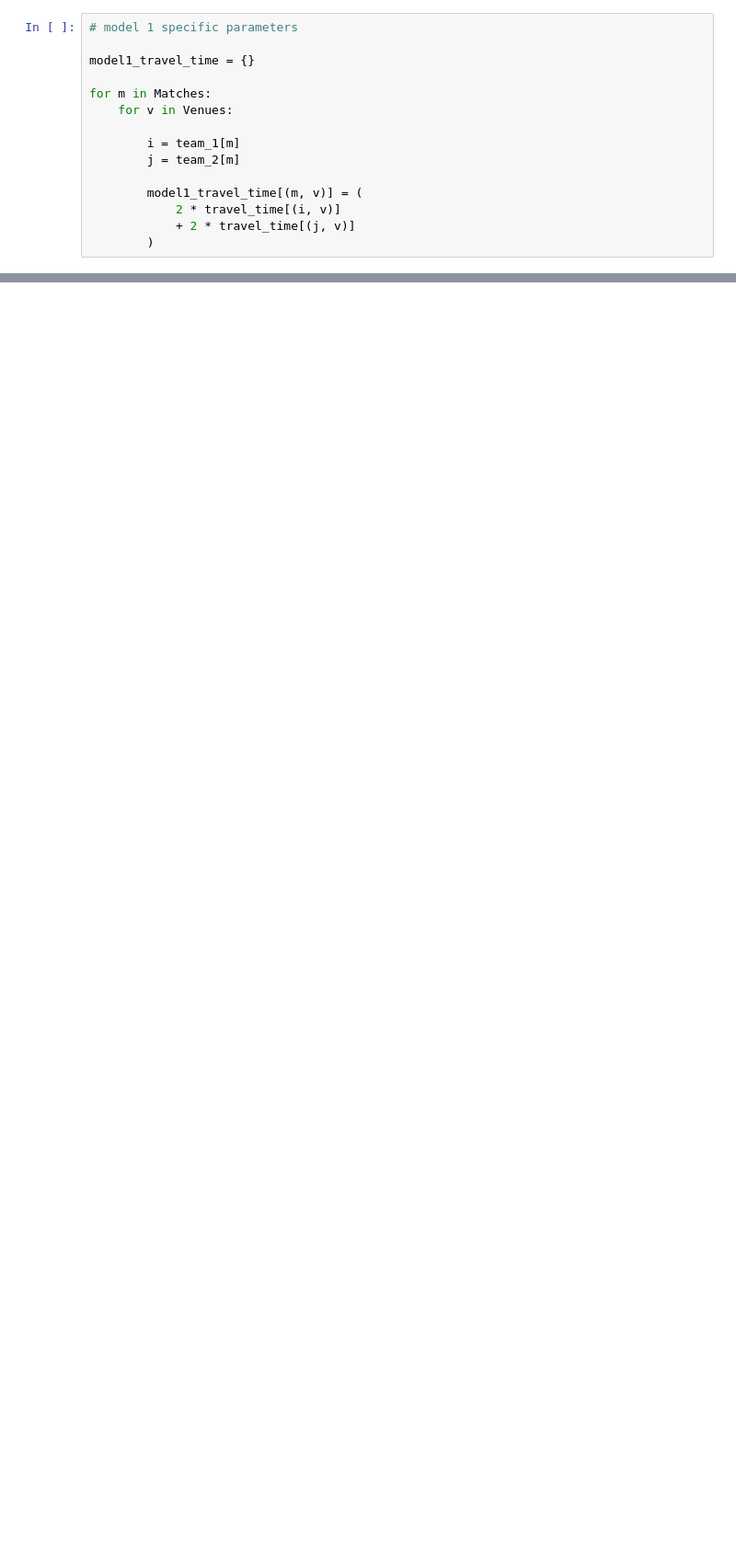
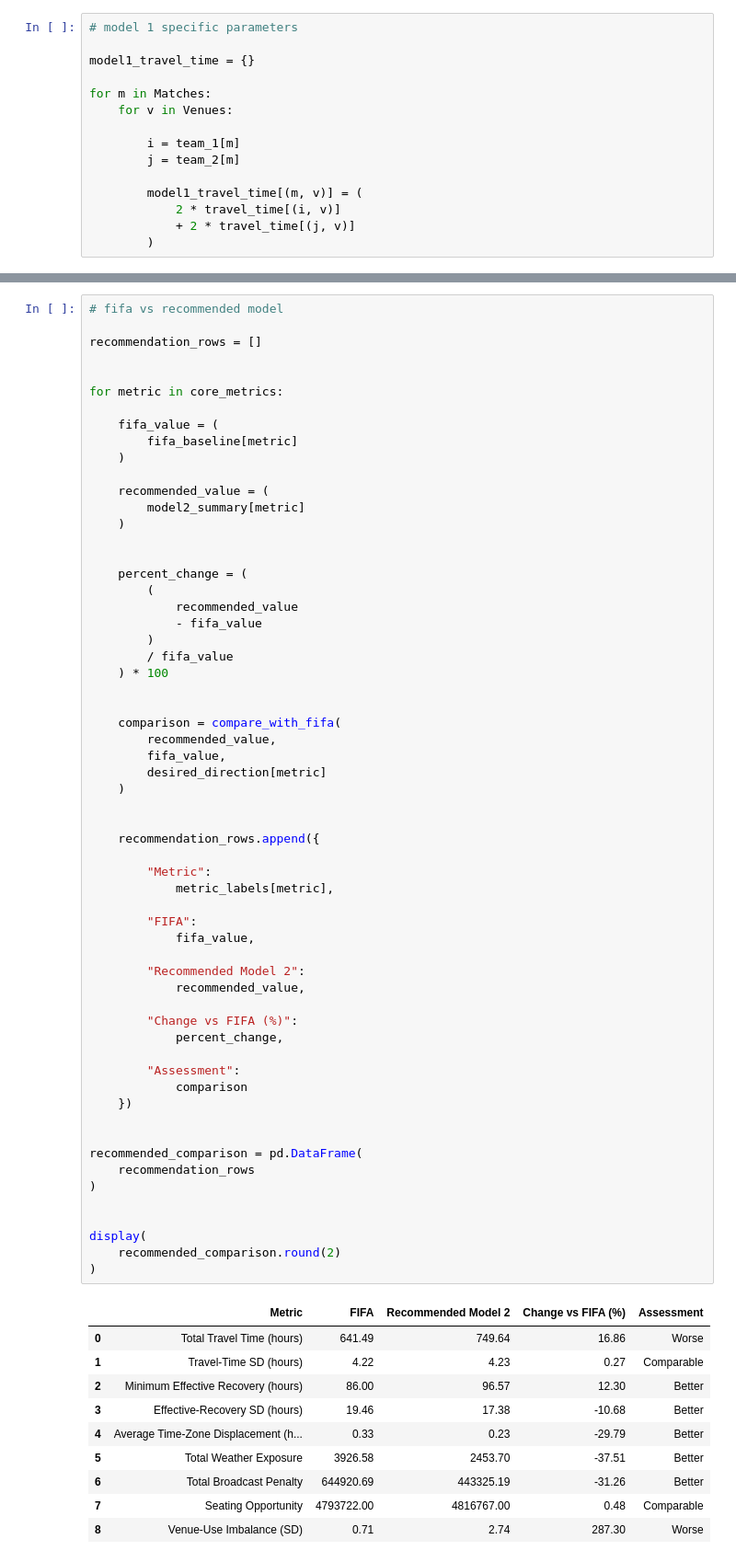
Before and after one commit to aimaandalvi/MSE232_Project, a Jupyter notebook: MSE232_Group13_Project.ipynb, the cells around one changed output, grey strips where cells are left out. Shown at 92% size. Drawn from its saved outputs; the diff is of its cells as text; blank space fills up the shorter version.

```diff
--- a/MSE232_Group13_Project.ipynb
+++ b/MSE232_Group13_Project.ipynb
@@ -4515,0 +5243,71 @@ display(
+# %%
+# fifa vs recommended model
+
+recommendation_rows = []
+
+
+for metric in core_metrics:
+
+    fifa_value = (
+        fifa_baseline[metric]
+    )
+
+    recommended_value = (
+        model2_summary[metric]
+    )
+
+
+    percent_change = (
+        (
+            recommended_value
+            - fifa_value
+        )
+        / fifa_value
+    ) * 100
+
+
+    comparison = compare_with_fifa(
+        recommended_value,
+        fifa_value,
+        desired_direction[metric]
+    )
+
+
+    recommendation_rows.append({
+
+        "Metric":
+            metric_labels[metric],
+
+        "FIFA":
+            fifa_value,
+
+        "Recommended Model 2":
+            recommended_value,
+
+        "Change vs FIFA (%)":
+            percent_change,
+
+        "Assessment":
+            comparison
+    })
+
+
+recommended_comparison = pd.DataFrame(
+    recommendation_rows
+)
+
+
+display(
+    recommended_comparison.round(2)
+)
+# %% [output]
+|  | Metric | FIFA | Recommended Model 2 | Change vs FIFA (%) | Assessment |
+| 0 | Total Travel Time (hours) | 641.49 | 749.64 | 16.86 | Worse |
+| 1 | Travel-Time SD (hours) | 4.22 | 4.23 | 0.27 | Comparable |
+| 2 | Minimum Effective Recovery (hours) | 86.00 | 96.57 | 12.30 | Better |
+| 3 | Effective-Recovery SD (hours) | 19.46 | 17.38 | -10.68 | Better |
+| 4 | Average Time-Zone Displacement (h... | 0.33 | 0.23 | -29.79 | Better |
+| 5 | Total Weather Exposure | 3926.58 | 2453.70 | -37.51 | Better |
+| 6 | Total Broadcast Penalty | 644920.69 | 443325.19 | -31.26 | Better |
+| 7 | Seating Opportunity | 4793722.00 | 4816767.00 | 0.48 | Comparable |
+| 8 | Venue-Use Imbalance (SD) | 0.71 | 2.74 | 287.30 | Worse |
```
Also changed, not shown: parts of 35 cells of this notebook.
